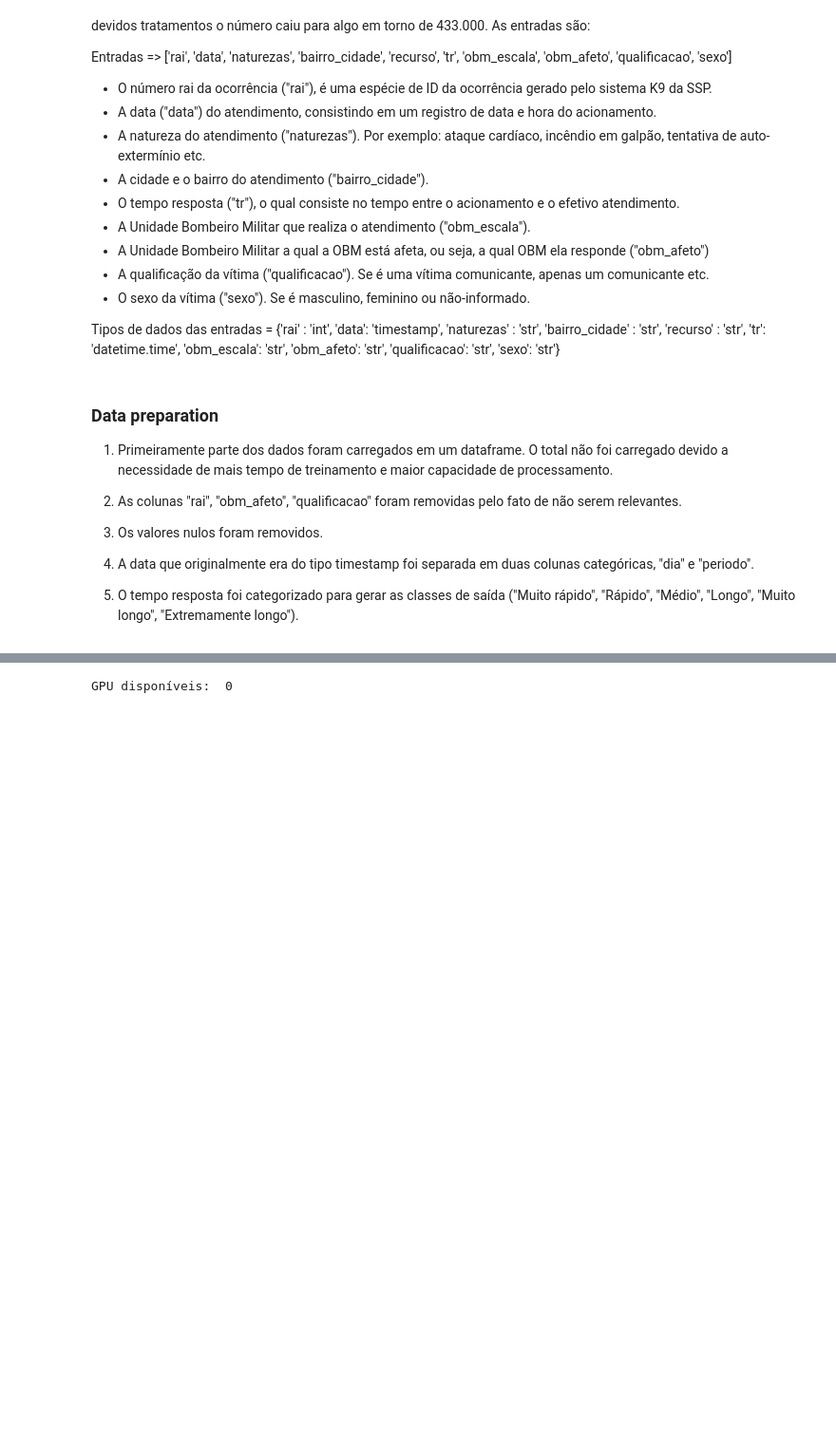
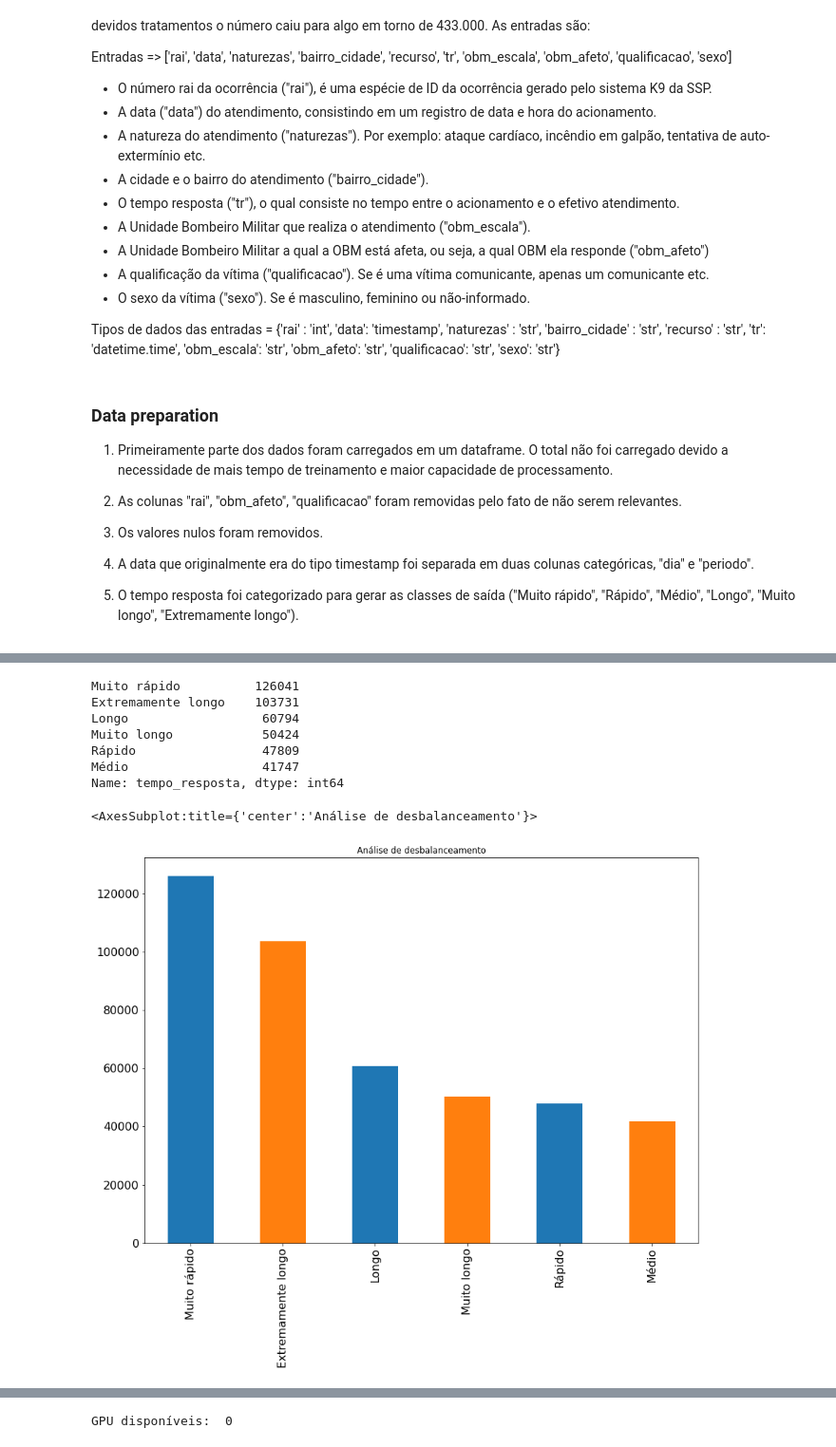
Before and after one commit to higoreller/pos_machine_learning, a Jupyter notebook: src/class/portfolio_project/occurrences_tr.ipynb, the cells around one changed output, grey strips where cells are left out. Shown: that part at 95% size. Cells and saved outputs as stored; diff of their text form; code cells hidden in the pictures; blank space fills up the shorter version.

```diff
--- a/src/class/portfolio_project/occurrences_tr.ipynb
+++ b/src/class/portfolio_project/occurrences_tr.ipynb
@@ -147,3 +169,18 @@ df.head()
+# %%
+#SIMPLE IMBALANCE ANALYSIS
+print(df["tempo_resposta"].value_counts())
+target_count = df["tempo_resposta"].value_counts()
+target_count.plot(kind='bar', title='Análise de desbalanceamento', figsize=(14,10), fontsize=16, color = ['#1F77B4', '#FF7F0E', '#1F77B4', '#FF7F0E', '#1F77B4', '#FF7F0E'])
+# %% [output]
+Muito rápido          126041
+Extremamente longo    103731
+Longo                  60794
+Muito longo            50424
+Rápido                 47809
+Médio                  41747
+Name: tempo_resposta, dtype: int64
+<AxesSubplot:title={'center':'Análise de desbalanceamento'}>
+[figure, added]
 # %% [markdown]
 ### Modeling
 
```
Also changed, not shown: parts of 17 cells of this notebook, 2 other files.
